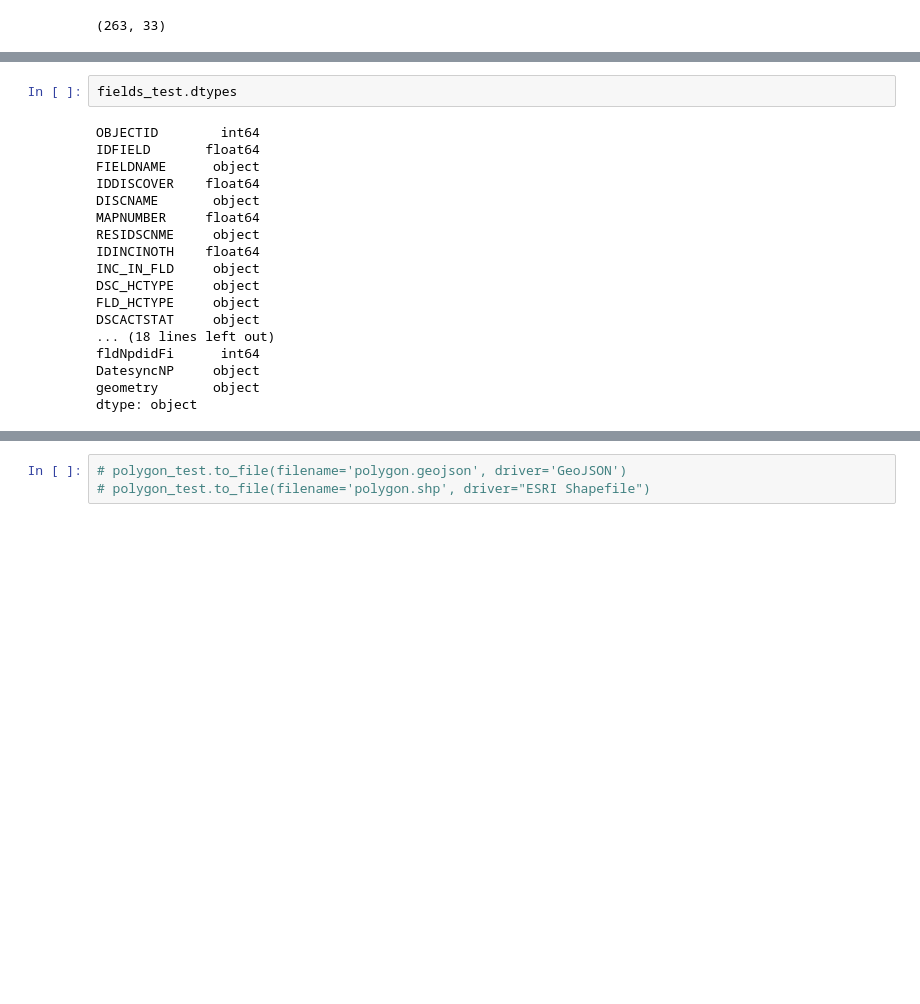
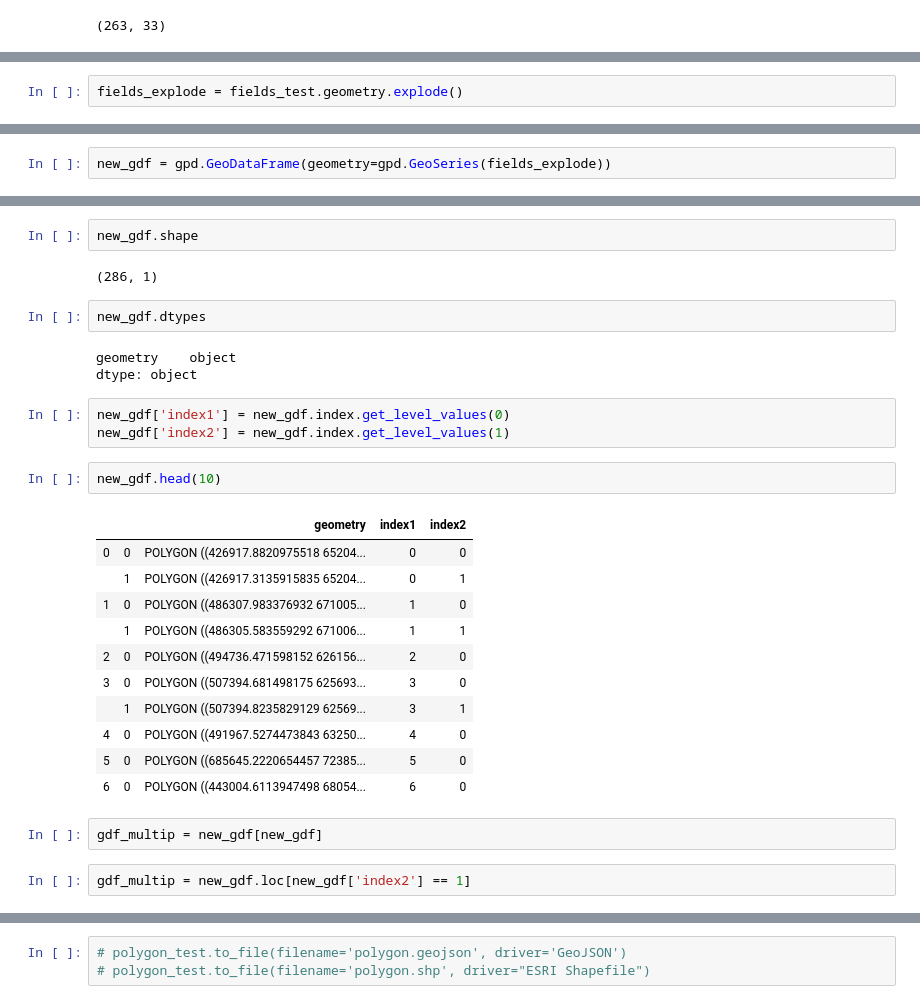
Before and after one commit to nathangeology/FORCE_Geolocation_Docs, a Jupyter notebook: notebooks/plot_test.ipynb, the cells around one changed output, grey strips where cells are left out. Cells and saved outputs as stored; diff of their text form; blank space fills up the shorter version.

Commit message:
exploding multipolygons

```diff
--- a/notebooks/plot_test.ipynb
+++ b/notebooks/plot_test.ipynb
@@ -37,0 +69,2 @@ fields_test.shape
+# %%
+fields_explode = fields_test.geometry.explode()
@@ -37,0 +120,2 @@ fields_test.shape
+# %%
+new_gdf = gpd.GeoDataFrame(geometry=gpd.GeoSeries(fields_explode))
@@ -38,20 +131,30 @@ fields_test.shape
+# %%
+new_gdf.shape
+# %% [output]
+(286, 1)
 # %%
-fields_test.dtypes
+new_gdf.dtypes
 # %% [output]
-OBJECTID        int64
-IDFIELD       float64
-FIELDNAME      object
-IDDISCOVER    float64
-DISCNAME       object
-MAPNUMBER     float64
-RESIDSCNME     object
-IDINCINOTH    float64
-INC_IN_FLD     object
-DSC_HCTYPE     object
-FLD_HCTYPE     object
-DSCACTSTAT     object
-... (18 lines left out)
-fldNpdidFi      int64
-DatesyncNP     object
-geometry       object
+geometry    object
 dtype: object
+# %%
+new_gdf['index1'] = new_gdf.index.get_level_values(0)
+new_gdf['index2'] = new_gdf.index.get_level_values(1)
+# %%
+new_gdf.head(10)
+# %% [output]
+|  |  | geometry | index1 | index2 |
+| 0 | 0 | POLYGON ((426917.8820975518 65204... | 0 | 0 |
+|  | 1 | POLYGON ((426917.3135915835 65204... | 0 | 1 |
+| 1 | 0 | POLYGON ((486307.983376932 671005... | 1 | 0 |
+|  | 1 | POLYGON ((486305.583559292 671006... | 1 | 1 |
+| 2 | 0 | POLYGON ((494736.471598152 626156... | 2 | 0 |
+| 3 | 0 | POLYGON ((507394.681498175 625693... | 3 | 0 |
+|  | 1 | POLYGON ((507394.8235829129 62569... | 3 | 1 |
+| 4 | 0 | POLYGON ((491967.5274473843 63250... | 4 | 0 |
+| 5 | 0 | POLYGON ((685645.2220654457 72385... | 5 | 0 |
+| 6 | 0 | POLYGON ((443004.6113947498 68054... | 6 | 0 |
+# %%
+gdf_multip = new_gdf[new_gdf]
+# %%
+gdf_multip = new_gdf.loc[new_gdf['index2'] == 1]
```
Also changed, not shown: parts of 19 cells of this notebook, 2 other files.
